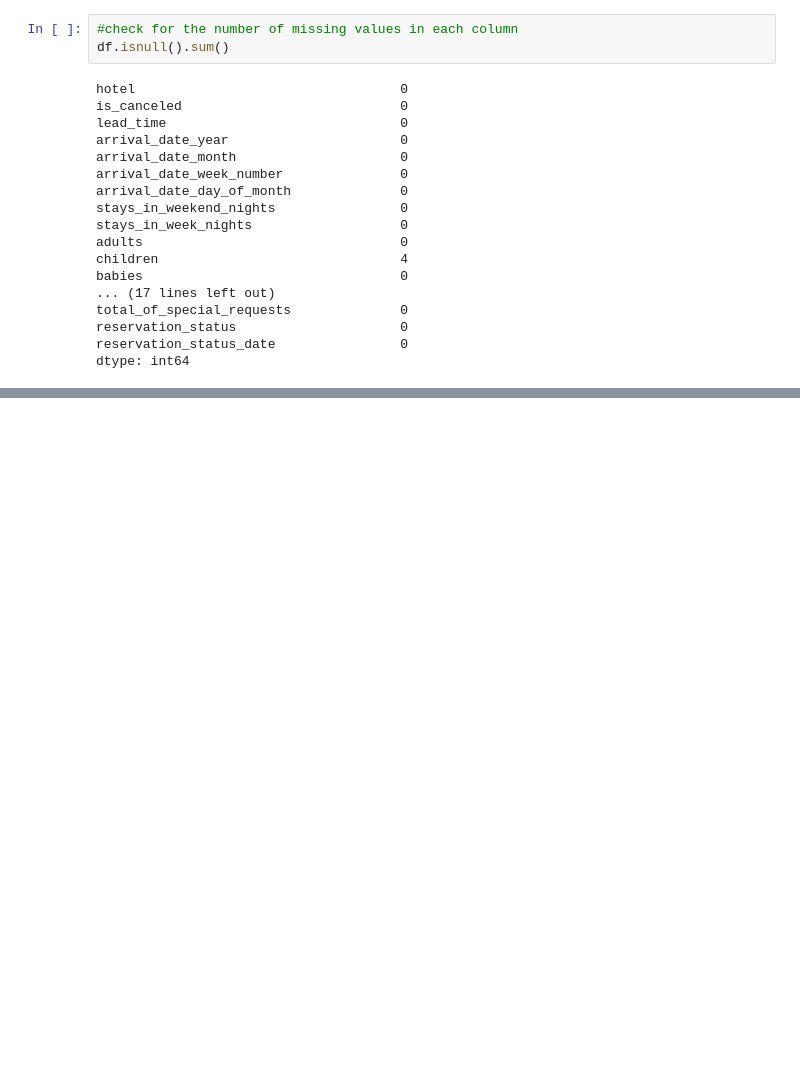
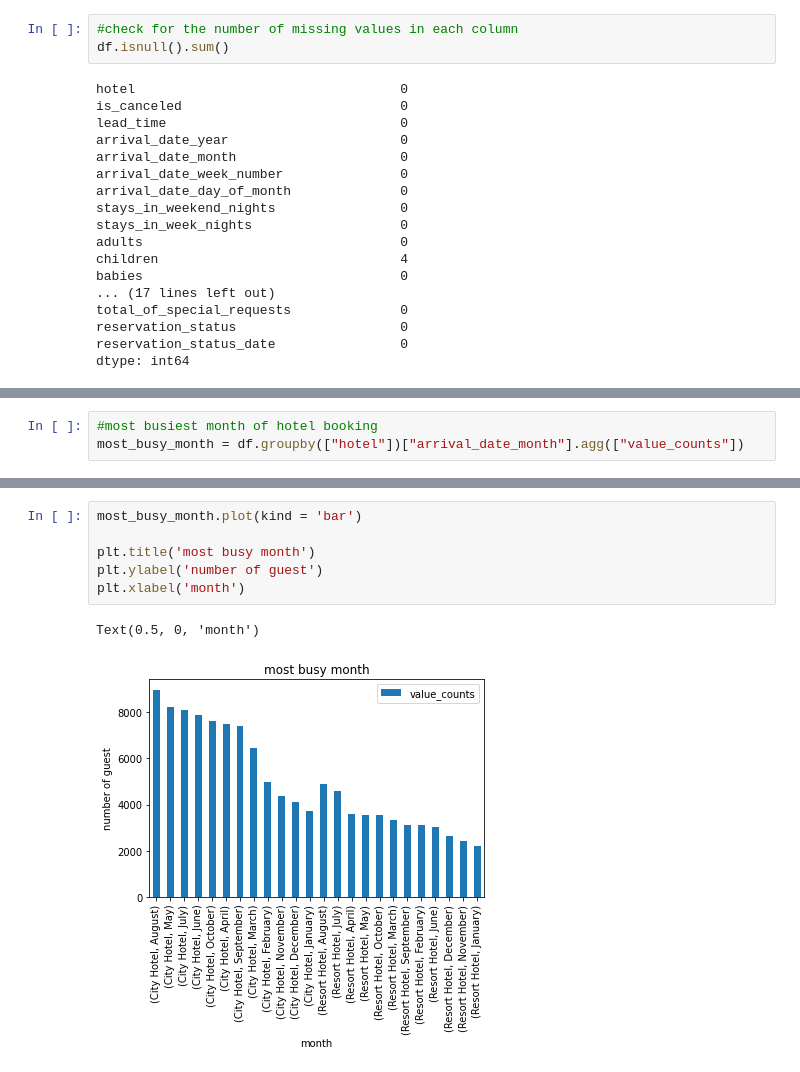
Before and after one commit to fkofkf431/Capestone-project1-Hotel-Booking-Analysis, a Jupyter notebook: Mohd_Firoz_Chaudhri_Hotel_Booking_Analysis_Capstone_Project.ipynb, the cells around one changed output, grey strips where cells are left out. Cells and saved outputs as stored; diff of their text form; blank space fills up the shorter version.

```diff
--- a/Mohd_Firoz_Chaudhri_Hotel_Booking_Analysis_Capstone_Project.ipynb
+++ b/Mohd_Firoz_Chaudhri_Hotel_Booking_Analysis_Capstone_Project.ipynb
@@ -105,0 +116,3 @@ dtype: int64
+# %%
+#most busiest month of hotel booking
+most_busy_month = df.groupby(["hotel"])["arrival_date_month"].agg(["value_counts"])
@@ -105,0 +140,9 @@ dtype: int64
+# %%
+most_busy_month.plot(kind = 'bar')
+
+plt.title('most busy month')
+plt.ylabel('number of guest')
+plt.xlabel('month')
+# %% [output]
+Text(0.5, 0, 'month')
+[figure, added]
```
Also changed, not shown: parts of 3 cells of this notebook.
